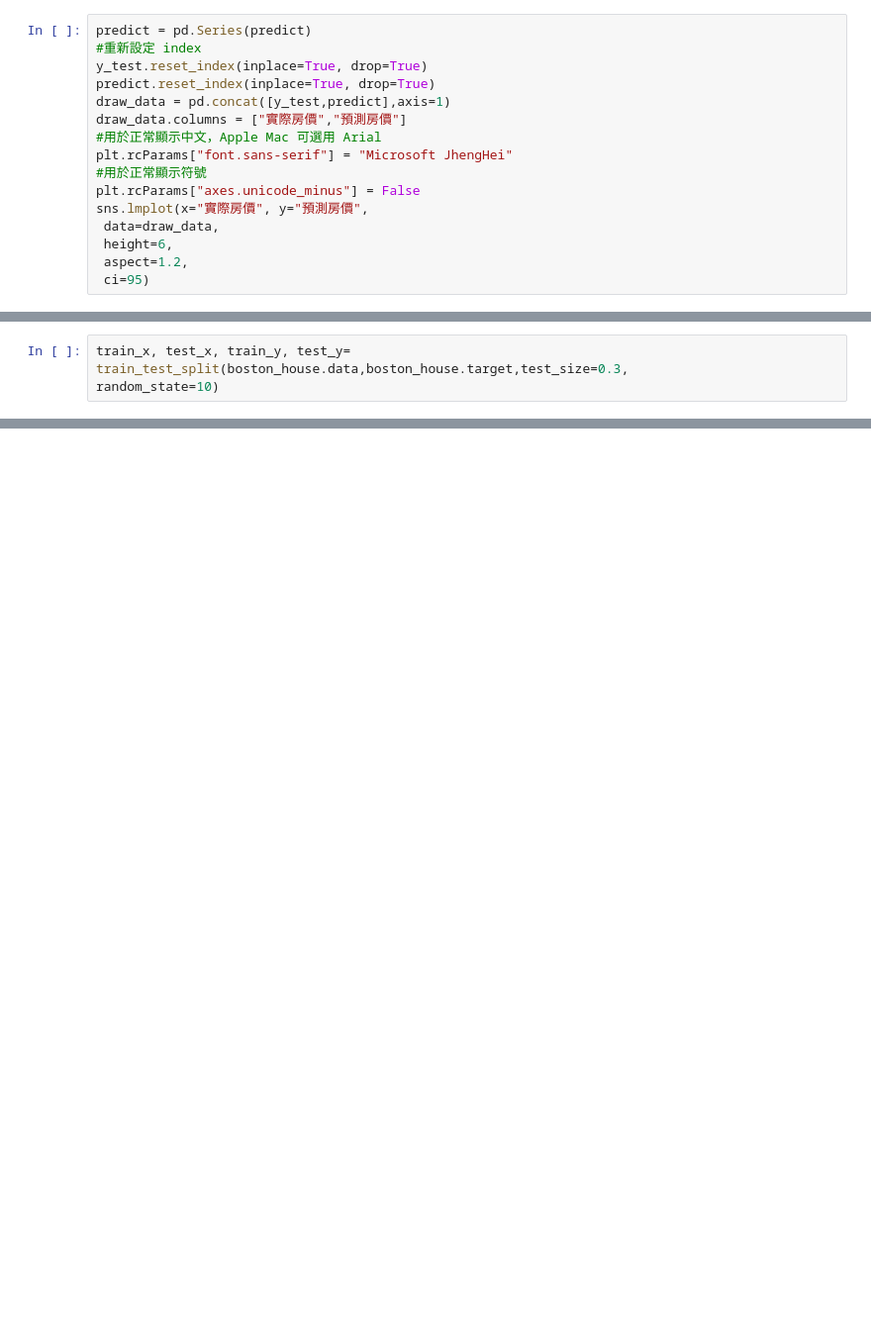
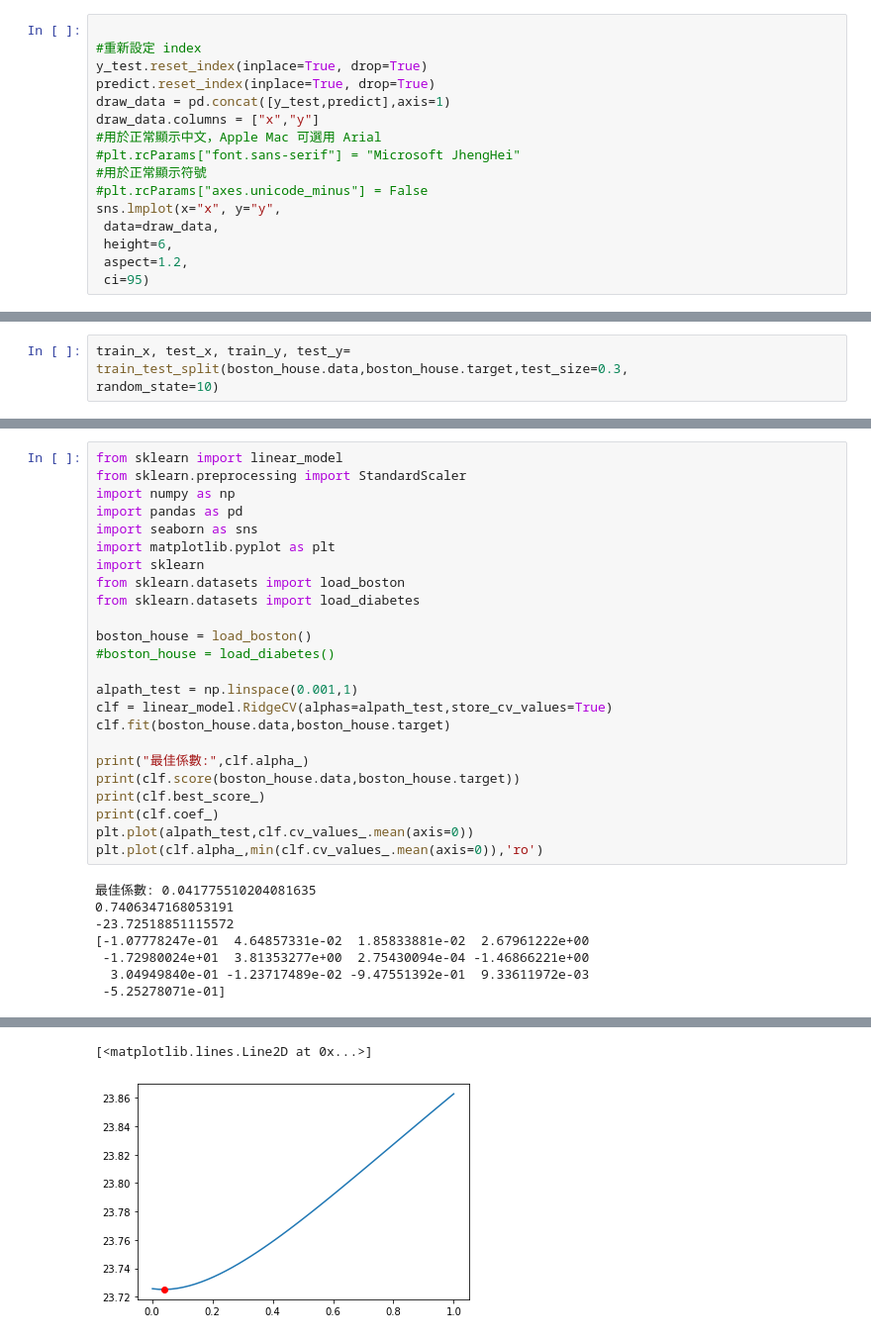
Before and after one commit to Lw-CodeStorage/Learning, a Jupyter notebook: AI/回歸/房價預測.ipynb, the cells around one changed output, grey strips where cells are left out. Shown: that part at 99% size. Cells and saved outputs as stored; diff of their text form; blank space fills up the shorter version.

```diff
--- a/AI/回歸/房價預測.ipynb
+++ b/AI/回歸/房價預測.ipynb
@@ -221,15 +121,15 @@ plt.plot(x, y, color="red", lw=4)
 # %%
-predict = pd.Series(predict)
+
 #重新設定 index
 y_test.reset_index(inplace=True, drop=True)
 predict.reset_index(inplace=True, drop=True)
 draw_data = pd.concat([y_test,predict],axis=1)
-draw_data.columns = ["實際房價","預測房價"]
+draw_data.columns = ["x","y"]
 #用於正常顯示中文，Apple Mac 可選用 Arial
-plt.rcParams["font.sans-serif"] = "Microsoft JhengHei"
+#plt.rcParams["font.sans-serif"] = "Microsoft JhengHei"
 #用於正常顯示符號
-plt.rcParams["axes.unicode_minus"] = False
-sns.lmplot(x="實際房價", y="預測房價",
+#plt.rcParams["axes.unicode_minus"] = False
+sns.lmplot(x="x", y="y",
  data=draw_data,
  height=6,
  aspect=1.2,
@@ -665,0 +477,32 @@ test 0.8404431568824782
+# %%
+from sklearn import linear_model
+from sklearn.preprocessing import StandardScaler
+import numpy as np
+import pandas as pd
+import seaborn as sns
+import matplotlib.pyplot as plt
+import sklearn
+from sklearn.datasets import load_boston
+from sklearn.datasets import load_diabetes
+
+boston_house = load_boston()
+#boston_house = load_diabetes()
+
+alpath_test = np.linspace(0.001,1)
+clf = linear_model.RidgeCV(alphas=alpath_test,store_cv_values=True)
+clf.fit(boston_house.data,boston_house.target)
+
+print("最佳係數:",clf.alpha_)
+print(clf.score(boston_house.data,boston_house.target))
+print(clf.best_score_)
+print(clf.coef_)
+plt.plot(alpath_test,clf.cv_values_.mean(axis=0))
+plt.plot(clf.alpha_,min(clf.cv_values_.mean(axis=0)),'ro')
+# %% [output]
+最佳係數: 0.041775510204081635
+0.7406347168053191
+-23.72518851115572
+[-1.07778247e-01  4.64857331e-02  1.85833881e-02  2.67961222e+00
+ -1.72980024e+01  3.81353277e+00  2.75430094e-04 -1.46866221e+00
+  3.04949840e-01 -1.23717489e-02 -9.47551392e-01  9.33611972e-03
+ -5.25278071e-01]
@@ -665,0 +526,2 @@ test 0.8404431568824782
+[<matplotlib.lines.Line2D at 0x...>]
+[figure, added]
```
Also changed, not shown: parts of 33 cells of this notebook, 1 other file.
